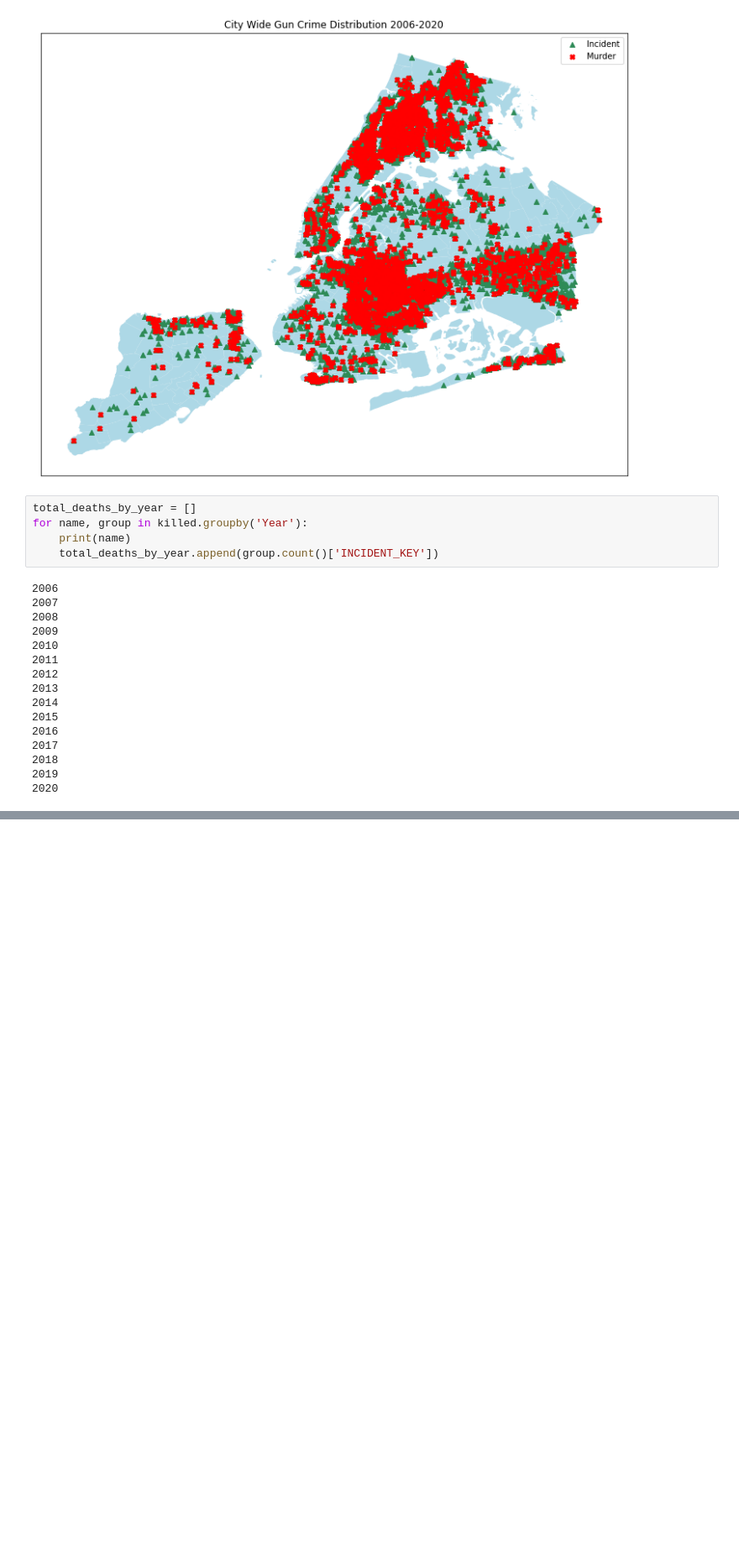
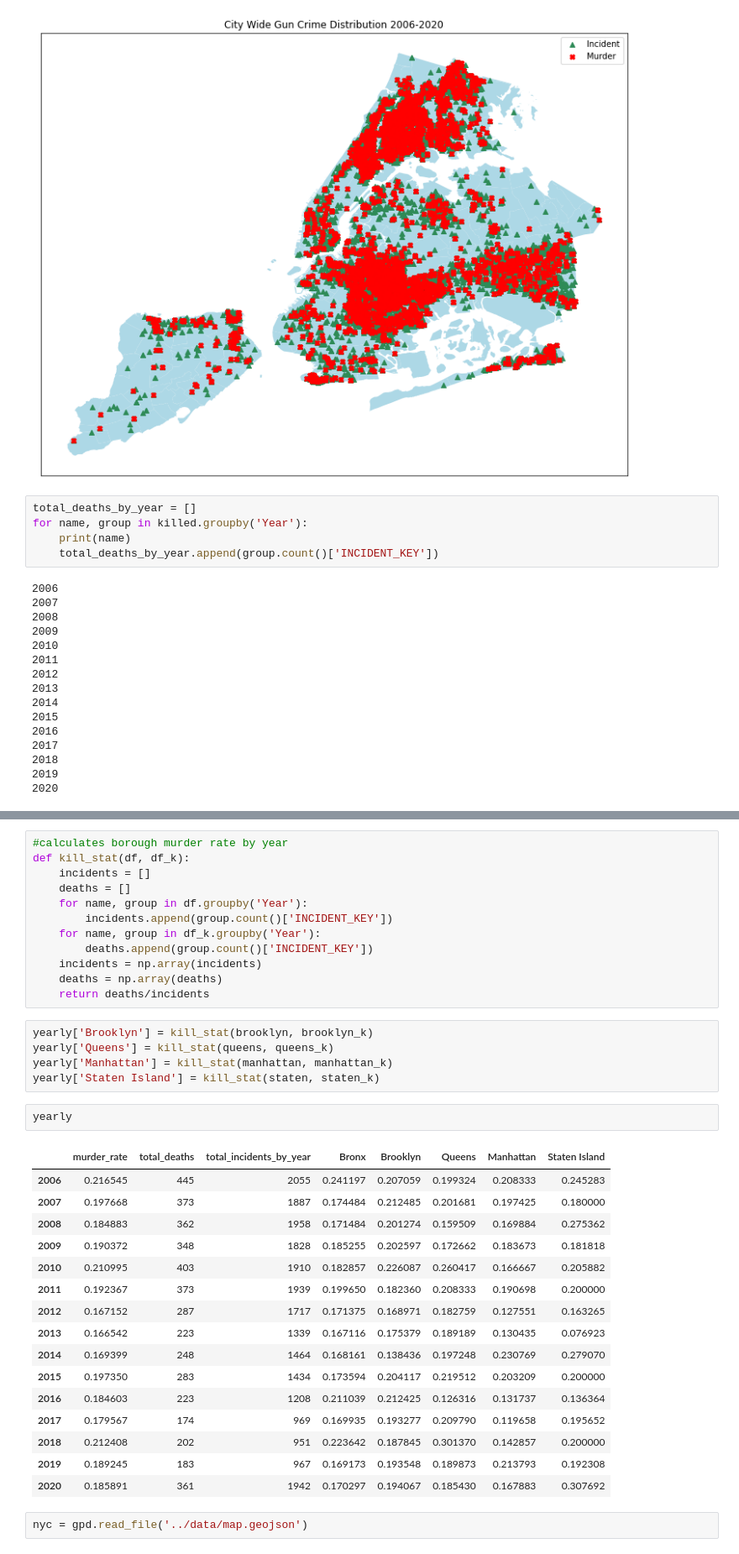
Before and after one commit to sashasabater/nyc-gun-violence, a Jupyter notebook: notebooks/nypd.ipynb, the cells around one changed output, grey strips where cells are left out. Shown at 84% size. Cells and saved outputs as stored; diff of their text form; blank space fills up the shorter version.

```diff
--- a/notebooks/nypd.ipynb
+++ b/notebooks/nypd.ipynb
@@ -155,0 +128,38 @@ def kill_rate(df):
+# %%
+#calculates borough murder rate by year
+def kill_stat(df, df_k):
+    incidents = []
+    deaths = []
+    for name, group in df.groupby('Year'):
+        incidents.append(group.count()['INCIDENT_KEY'])
+    for name, group in df_k.groupby('Year'):
+        deaths.append(group.count()['INCIDENT_KEY'])
+    incidents = np.array(incidents)
+    deaths = np.array(deaths)
+    return deaths/incidents
+# %%
+yearly['Brooklyn'] = kill_stat(brooklyn, brooklyn_k)
+yearly['Queens'] = kill_stat(queens, queens_k)
+yearly['Manhattan'] = kill_stat(manhattan, manhattan_k)
+yearly['Staten Island'] = kill_stat(staten, staten_k)
+# %%
+yearly
+# %% [output]
+|  | murder_rate | total_deaths | total_incidents_by_year | Bronx | Brooklyn | Queens | Manhattan | Staten Island |
+| 2006 | 0.216545 | 445 | 2055 | 0.241197 | 0.207059 | 0.199324 | 0.208333 | 0.245283 |
+| 2007 | 0.197668 | 373 | 1887 | 0.174484 | 0.212485 | 0.201681 | 0.197425 | 0.180000 |
+| 2008 | 0.184883 | 362 | 1958 | 0.171484 | 0.201274 | 0.159509 | 0.169884 | 0.275362 |
+| 2009 | 0.190372 | 348 | 1828 | 0.185255 | 0.202597 | 0.172662 | 0.183673 | 0.181818 |
+| 2010 | 0.210995 | 403 | 1910 | 0.182857 | 0.226087 | 0.260417 | 0.166667 | 0.205882 |
+| 2011 | 0.192367 | 373 | 1939 | 0.199650 | 0.182360 | 0.208333 | 0.190698 | 0.200000 |
+| 2012 | 0.167152 | 287 | 1717 | 0.171375 | 0.168971 | 0.182759 | 0.127551 | 0.163265 |
+| 2013 | 0.166542 | 223 | 1339 | 0.167116 | 0.175379 | 0.189189 | 0.130435 | 0.076923 |
+| 2014 | 0.169399 | 248 | 1464 | 0.168161 | 0.138436 | 0.197248 | 0.230769 | 0.279070 |
+| 2015 | 0.197350 | 283 | 1434 | 0.173594 | 0.204117 | 0.219512 | 0.203209 | 0.200000 |
+| 2016 | 0.184603 | 223 | 1208 | 0.211039 | 0.212425 | 0.126316 | 0.131737 | 0.136364 |
+| 2017 | 0.179567 | 174 | 969 | 0.169935 | 0.193277 | 0.209790 | 0.119658 | 0.195652 |
+| 2018 | 0.212408 | 202 | 951 | 0.223642 | 0.187845 | 0.301370 | 0.142857 | 0.200000 |
+| 2019 | 0.189245 | 183 | 967 | 0.169173 | 0.193548 | 0.189873 | 0.213793 | 0.192308 |
+| 2020 | 0.185891 | 361 | 1942 | 0.170297 | 0.194067 | 0.185430 | 0.167883 | 0.307692 |
+# %%
+nyc = gpd.read_file('../data/map.geojson')
```
Also changed, not shown: parts of 24 cells of this notebook.
